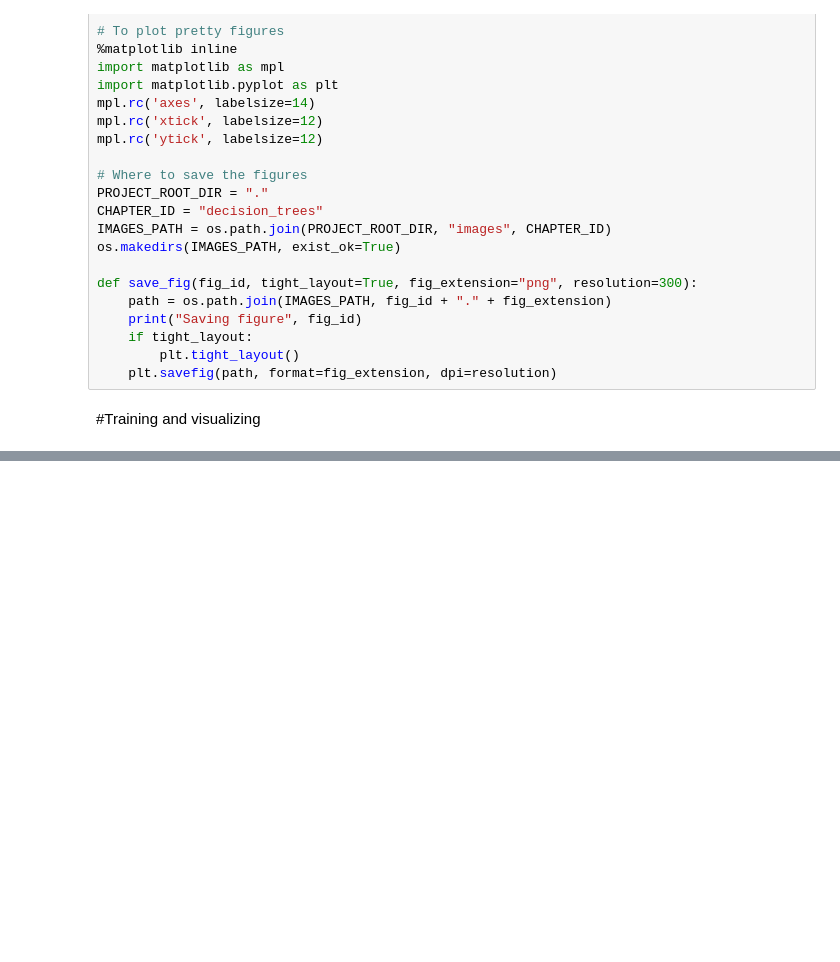
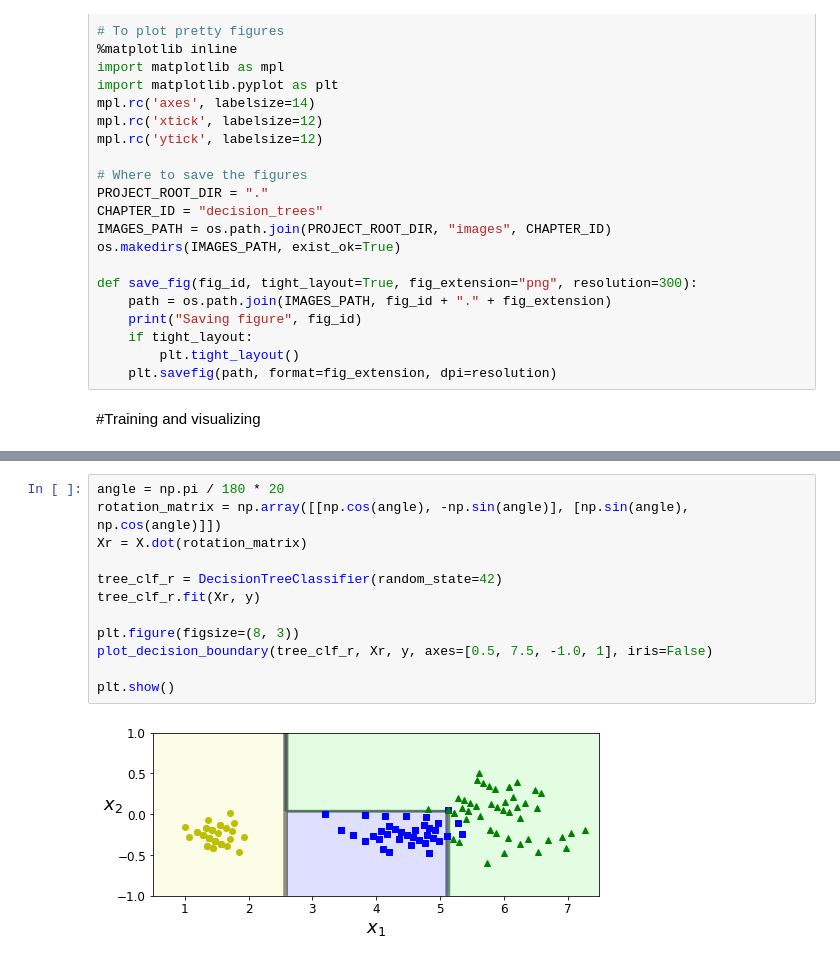
Before and after one commit to ansehoon1999/hands-on_practice, a Jupyter notebook: 06_machine_learning.ipynb, the cells around one changed output, grey strips where cells are left out. Cells and saved outputs as stored; diff of their text form; blank space fills up the shorter version.

```diff
--- a/06_machine_learning.ipynb
+++ b/06_machine_learning.ipynb
@@ -65,0 +175,14 @@ X = iris.data[:, 2:] # petal length and width
+# %%
+angle = np.pi / 180 * 20
+rotation_matrix = np.array([[np.cos(angle), -np.sin(angle)], [np.sin(angle), np.cos(angle)]])
+Xr = X.dot(rotation_matrix)
+
+tree_clf_r = DecisionTreeClassifier(random_state=42)
+tree_clf_r.fit(Xr, y)
+
+plt.figure(figsize=(8, 3))
+plot_decision_boundary(tree_clf_r, Xr, y, axes=[0.5, 7.5, -1.0, 1], iris=False)
+
+plt.show()
+# %% [output]
+[figure, added]
```
Also changed, not shown: parts of 11 cells of this notebook.
